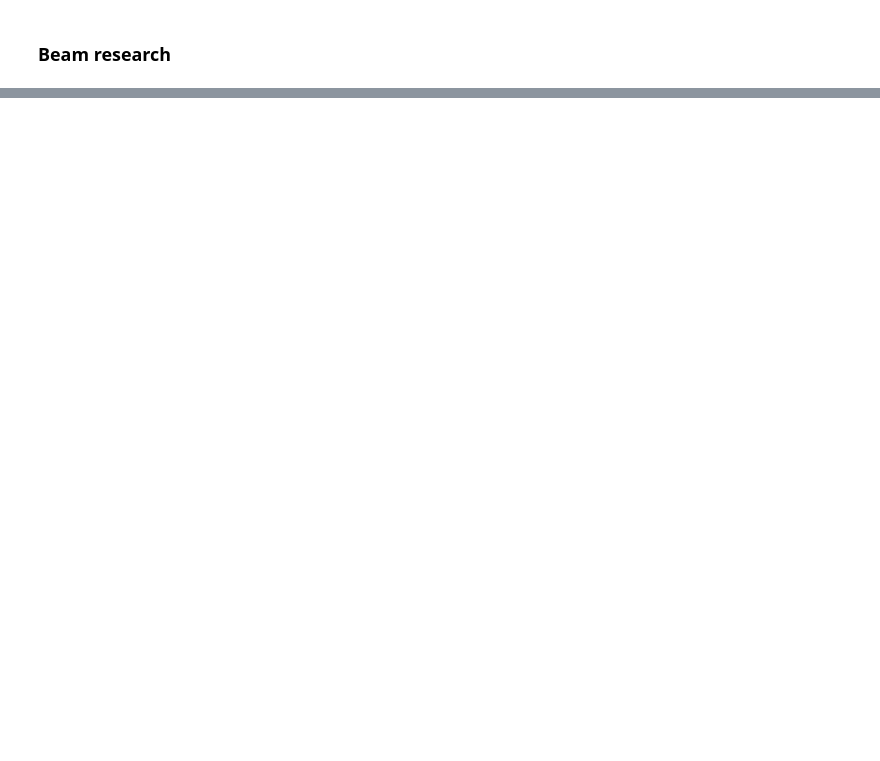
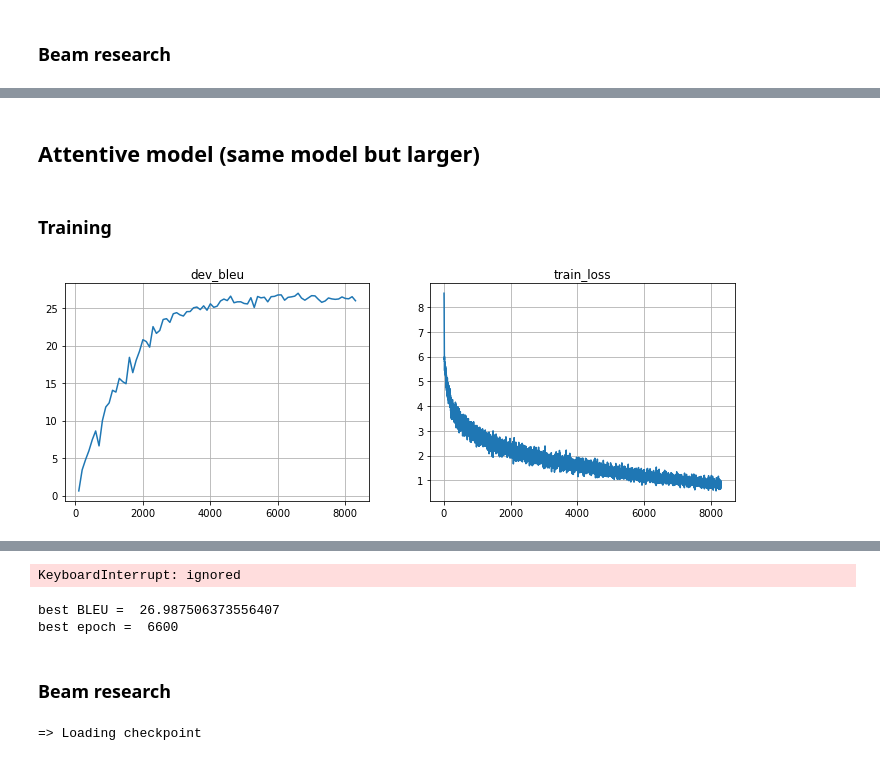
Before and after one commit to korab1ev/Neural-MT, a Jupyter notebook: notebook.ipynb, the cells around one changed output, grey strips where cells are left out. Cells and saved outputs as stored; diff of their text form; code cells hidden in the pictures; blank space fills up the shorter version.

```diff
--- a/notebook.ipynb
+++ b/notebook.ipynb
@@ -327,0 +349,21 @@ NameError: name 'best_checkpoint' is not defined
+# %% [markdown]
+## Attentive model (same model but larger)
+# %%
+# large-scale setup (emb_size=256, hid_size=256, attn_size=256)
+model = AttentiveModel(inp_voc, out_voc, emb_size=256,
+                       hid_size=256, attn_size=256, bid=True).to(device)
+
+optimizer = torch.optim.Adam(model.parameters(), lr=1e-3)
+batch_size = 64
+# %% [markdown]
+### Training
+# %%
+metrics = train_loop(
+    model,
+    optimizer,
+    train_inp,
+    num_epochs=10000,
+    from_checkpoint=False
+)
+# %% [output]
+[figure, added]
@@ -328 +371,19 @@ NameError: name 'best_checkpoint' is not defined
+KeyboardInterrupt: ignored
+# %%
+best_checkpoint = torch.load('/content/best_bleu_state.pth')
+print('best BLEU = ', best_checkpoint['bleu'])
+print('best epoch = ', best_checkpoint['epoch'])
+# %% [output]
+best BLEU =  26.987506373556407
+best epoch =  6600
+# %% [markdown]
+### Beam research
+# %%
+# Return to best checkpoint
+
+print("=> Loading checkpoint")
+model.load_state_dict(best_checkpoint["state_dict"])
+optimizer.load_state_dict(best_checkpoint["optimizer"])
+# %% [output]
+=> Loading checkpoint
 # %%
```
Also changed, not shown: parts of 55 cells of this notebook.
